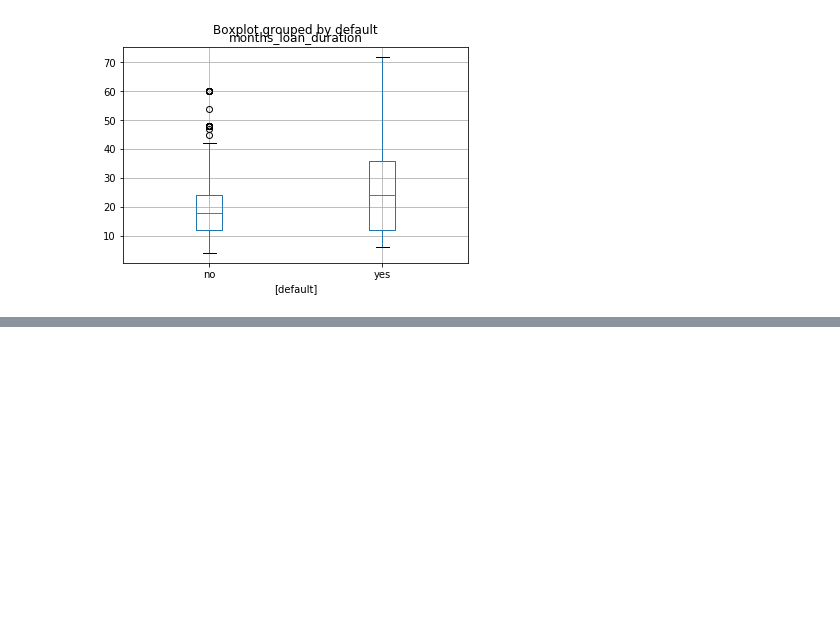
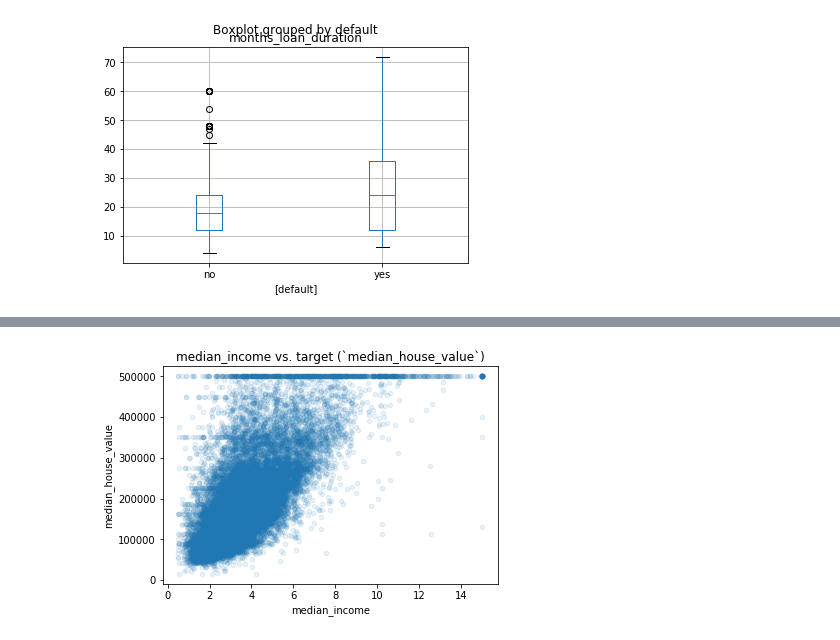
Before and after one commit to shane-kercheval/shiny-explore-dataset, a Jupyter notebook: Jupyter Sandbox/Sandbox.ipynb, the cells around one changed output, grey strips where cells are left out. Cells and saved outputs as stored; diff of their text form; code cells hidden in the pictures; blank space fills up the shorter version.

```diff
--- a/Jupyter Sandbox/Sandbox.ipynb
+++ b/Jupyter Sandbox/Sandbox.ipynb
@@ -94,0 +129,4 @@ e
+# %%
+explore.plot_against_target('median_income')
+# %% [output]
+[figure, added]
```
Also changed, not shown: parts of 8 cells of this notebook, 3 other files.
